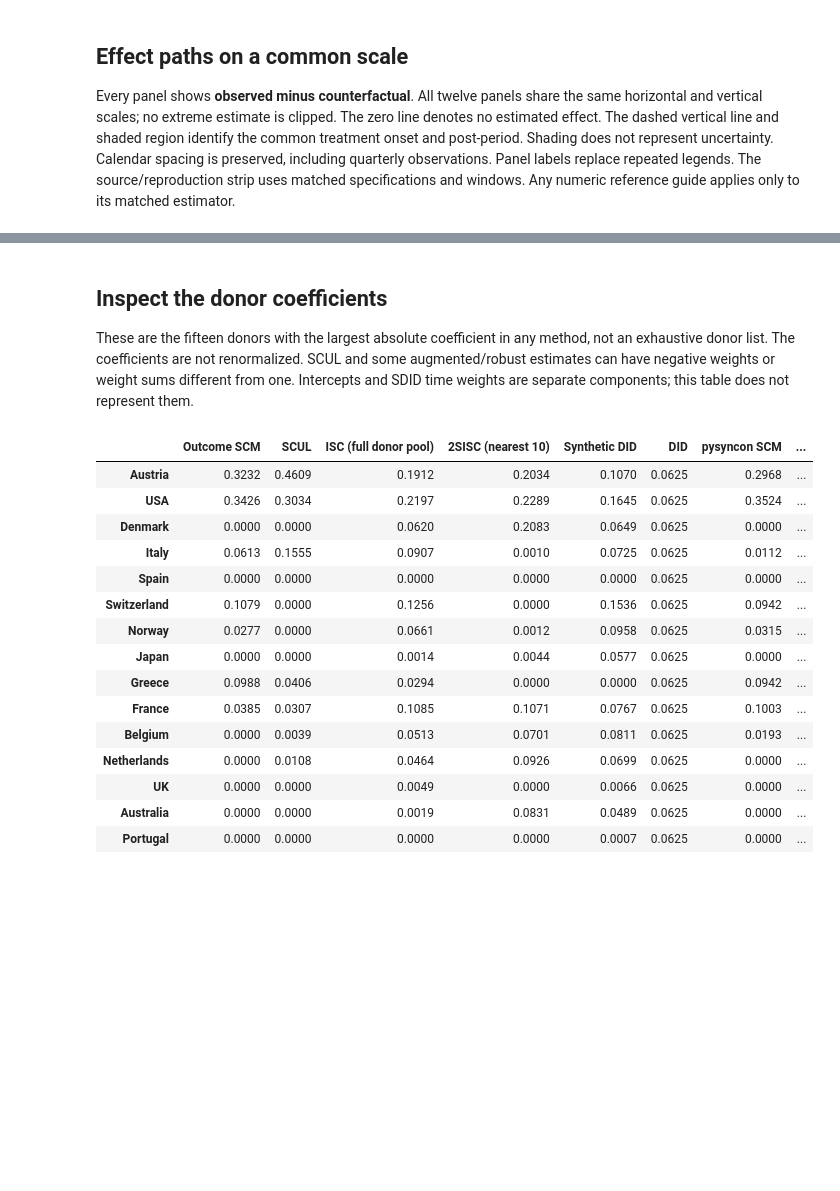
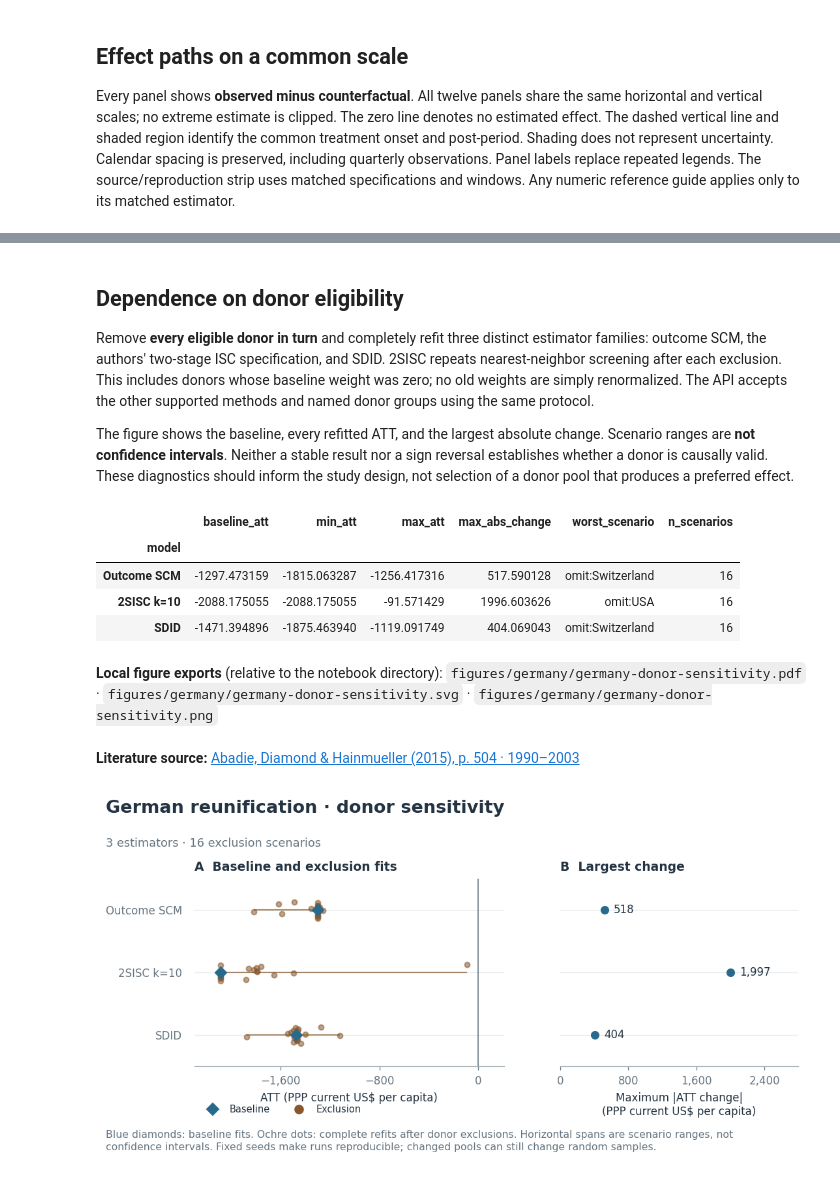
Before and after one commit to crahal/pysynthcon, a Jupyter notebook: empirical_examples/germany.ipynb, the cells around one changed output, grey strips where cells are left out. Drawn from its saved outputs; the diff is of its cells as text; code cells hidden in the pictures; blank space fills up the shorter version.

```diff
--- a/empirical_examples/germany.ipynb
+++ b/empirical_examples/germany.ipynb
@@ -356,29 +414,40 @@ Name: SDID inference, dtype: object
 # %% [markdown]
-## Inspect the donor coefficients
+## Dependence on donor eligibility
 
-These are the fifteen donors with the largest absolute coefficient in
-any method, not an exhaustive donor list. The coefficients are not
-renormalized. SCUL and some augmented/robust estimates can have negative
-weights or weight sums different from one. Intercepts and SDID time
-weights are separate components; this table does not represent them.
+Remove **every eligible donor in turn** and completely refit three distinct
+estimator families: outcome SCM, the authors' two-stage ISC specification,
+and SDID. 2SISC repeats nearest-neighbor screening after each exclusion.
+This includes donors whose baseline weight was zero; no old weights are
+simply renormalized. The API accepts the other supported methods and
+named donor groups using the same protocol.
+
+The figure shows the baseline, every refitted ATT, and the largest absolute
+change. Scenario ranges are **not confidence intervals**. Neither a stable
+result nor a sign reversal establishes whether a donor is causally valid.
+These diagnostics should inform the study design, not selection of a
+donor pool that produces a preferred effect.
 # %%
-weights = pd.concat({label: fit.weights for label, fit in results.items()}, axis=1)
-weights.loc[weights.abs().max(axis=1).sort_values(ascending=False).index].head(15).round(4)
+sensitivity = donor_sensitivity(panel, {
+    'Outcome SCM': SyntheticControl,
+    '2SISC k=10': partial(TwoStageIndividualSC, n_neighbors=10),
+    'SDID': SyntheticDID,
+})
+display(sensitivity.summary)
+sensitivity.table.to_csv(figure_dir / f'{name}-donor-sensitivity.csv', index=False)
+sensitivity.summary.to_csv(figure_dir / f'{name}-donor-sensitivity-summary.csv')
+fig, axes = plot_donor_sensitivity(
+    sensitivity, title=figure_details['case'] + ' · donor sensitivity',
+    units=figure_details['units'],
+)
+sensitivity_files = export_figure(fig, 'donor-sensitivity')
+plt.show()
 # %% [output]
-|  | Outcome SCM | SCUL | ISC (full donor pool) | 2SISC (nearest 10) | Synthetic DID | DID | pysyncon SCM | ... |
-| Austria | 0.3232 | 0.4609 | 0.1912 | 0.2034 | 0.1070 | 0.0625 | 0.2968 | ... |
-| USA | 0.3426 | 0.3034 | 0.2197 | 0.2289 | 0.1645 | 0.0625 | 0.3524 | ... |
-| Denmark | 0.0000 | 0.0000 | 0.0620 | 0.2083 | 0.0649 | 0.0625 | 0.0000 | ... |
-| Italy | 0.0613 | 0.1555 | 0.0907 | 0.0010 | 0.0725 | 0.0625 | 0.0112 | ... |
-| Spain | 0.0000 | 0.0000 | 0.0000 | 0.0000 | 0.0000 | 0.0625 | 0.0000 | ... |
-| Switzerland | 0.1079 | 0.0000 | 0.1256 | 0.0000 | 0.1536 | 0.0625 | 0.0942 | ... |
-| Norway | 0.0277 | 0.0000 | 0.0661 | 0.0012 | 0.0958 | 0.0625 | 0.0315 | ... |
-| Japan | 0.0000 | 0.0000 | 0.0014 | 0.0044 | 0.0577 | 0.0625 | 0.0000 | ... |
-| Greece | 0.0988 | 0.0406 | 0.0294 | 0.0000 | 0.0000 | 0.0625 | 0.0942 | ... |
-| France | 0.0385 | 0.0307 | 0.1085 | 0.1071 | 0.0767 | 0.0625 | 0.1003 | ... |
-| Belgium | 0.0000 | 0.0039 | 0.0513 | 0.0701 | 0.0811 | 0.0625 | 0.0193 | ... |
-| Netherlands | 0.0000 | 0.0108 | 0.0464 | 0.0926 | 0.0699 | 0.0625 | 0.0000 | ... |
-| UK | 0.0000 | 0.0000 | 0.0049 | 0.0000 | 0.0066 | 0.0625 | 0.0000 | ... |
-| Australia | 0.0000 | 0.0000 | 0.0019 | 0.0831 | 0.0489 | 0.0625 | 0.0000 | ... |
-| Portugal | 0.0000 | 0.0000 | 0.0000 | 0.0000 | 0.0007 | 0.0625 | 0.0000 | ... |
+|  | baseline_att | min_att | max_att | max_abs_change | worst_scenario | n_scenarios |
+| model |  |  |  |  |  |  |
+| Outcome SCM | -1297.473159 | -1815.063287 | -1256.417316 | 517.590128 | omit:Switzerland | 16 |
+| 2SISC k=10 | -2088.175055 | -2088.175055 | -91.571429 | 1996.603626 | omit:USA | 16 |
+| SDID | -1471.394896 | -1875.463940 | -1119.091749 | 404.069043 | omit:Switzerland | 16 |
+**Local figure exports** (relative to the notebook directory): `figures/germany/germany-donor-sensitivity.pdf` · `figures/germany/germany-donor-sensitivity.svg` · `figures/germany/germany-donor-sensitivity.png`
+**Literature source:** [Abadie, Diamond & Hainmueller (2015), p. 504 · 1990–2003](https://economics.mit.edu/sites/default/files/publications/Comparative%20Politics%20and%20the%20Synthetic%20Control.pdf#page=10)
+[figure, added]
 # %% [markdown]
```
Also changed, not shown: parts of 13 cells of this notebook, 8 other files.
